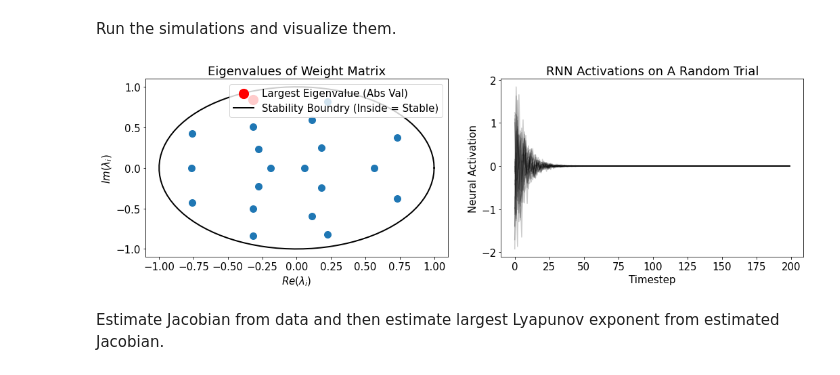
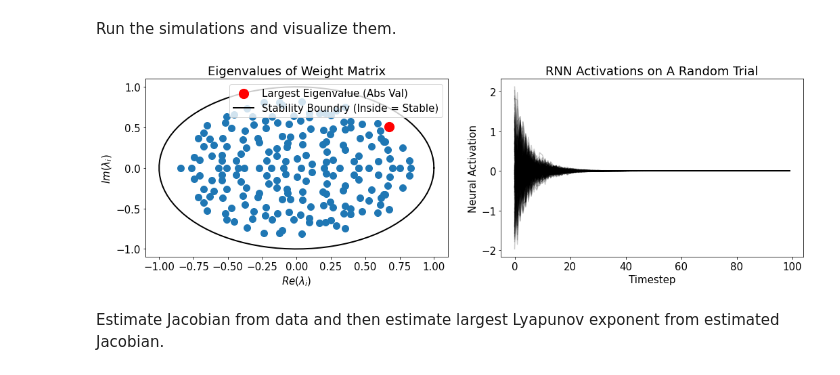
Before and after one commit to kozleo/neur_stab, a Jupyter notebook: scripts/chalkboard.ipynb, the cells around one changed output. Drawn from its saved outputs; the diff is of its cells as text; code cells hidden in the pictures.

```diff
--- a/scripts/chalkboard.ipynb
+++ b/scripts/chalkboard.ipynb
@@ -10,9 +13,9 @@ In this case the stability of the RNN is purely determined by the eigenvalues of
 
 Specifically, the RNN will be stable when the eigenvalues of $\mathbf{W}$ are inside the unit circle of the complex plane.
 # %%
-def linear_vRNN_update(x,W):
+def linear_vRNN_update(x,W,t,baseline_FR):
     #update for linear RNN
-    return W @ x
+    return W @ x #+  baseline_FR*np.sin(t/10) + 0.01*np.random.normal(0,1,W.shape[0])#+ 0.1*np.sin(t/10)
 
 def linear_vRNN_jac(x, W):
     #jacobian of linear RNN
@@ -30,6 +33,7 @@ def run_random_vRNN_sim(n,g,T,p):
     #p: number of trials
 
     W = np.random.normal(0,g/np.sqrt(n),(n,n))
+    baseline_FR = np.random.normal(0,g,n)
 
     xsAllTrials = []
     JsAllTrials = []
@@ -41,7 +45,7 @@ def run_random_vRNN_sim(n,g,T,p):
         JsOneTrial = []
         for time in range(T):
 
-            x = linear_vRNN_update(x,W)
+            x = linear_vRNN_update(x,W,time,baseline_FR)
             xsOneTrial.append(x)
             JsOneTrial.append(linear_vRNN_jac(x, W))
 
@@ -88,12 +92,11 @@ def plot_linear_RNN_summary(W,states):
 Run the simulations and visualize them.
 # %%
 #run linear RNN
-states,jacs,W = run_random_vRNN_sim(n = 20,g = .92,T = 200,p = 1000)
-
+states,jacs,W = run_random_vRNN_sim(n = 200,g = 0.85,T =100,p = 1000)
 #visualize
 max_eig = plot_linear_RNN_summary(W,states)
 # %% [output]
-[figure, old version]
+[figure, new version]
 # %% [markdown]
 Estimate Jacobian from data and then estimate largest Lyapunov exponent from estimated Jacobian.
 # %%
```
Also changed, not shown: parts of 11 cells of this notebook, 1 other file.
